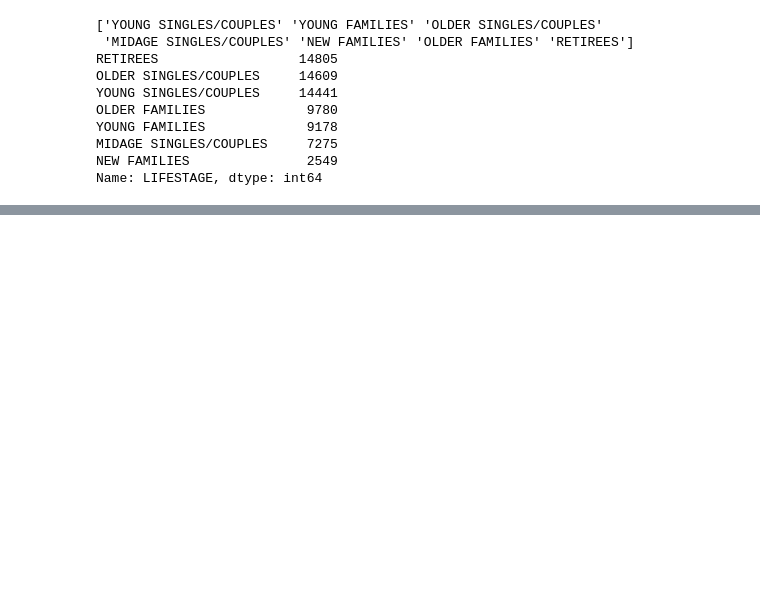
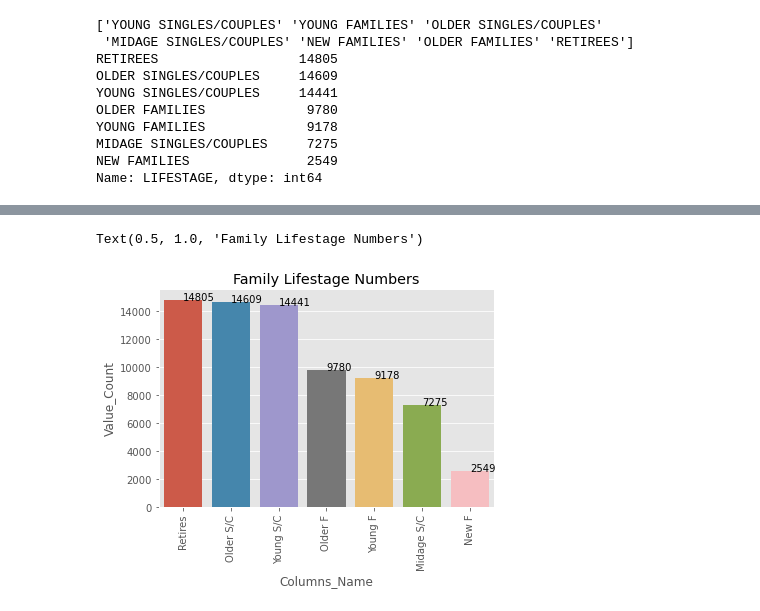
Before and after one commit to JatinderMalhi/Quantium, a Jupyter notebook: first.ipynb, the cells around one changed output, grey strips where cells are left out. Drawn from its saved outputs; the diff is of its cells as text; code cells hidden in the pictures; blank space fills up the shorter version.

```diff
--- a/first.ipynb
+++ b/first.ipynb
@@ -53,3 +77,7 @@ YOUNG FAMILIES             9178
 MIDAGE SINGLES/COUPLES     7275
 NEW FAMILIES               2549
 Name: LIFESTAGE, dtype: int64
+# %%
+life_st = pd.DataFrame(data = {'Columns_name': ['Retires', 'Older S/C', 'Young S/C', 'Older F', 'Young F',
+                                                'Midage S/C', 'New F'], 'Value_Count': [14805, 14609, 14441, 9780, 9178, 7275, 2549]})
+life_st
@@ -55,0 +93,10 @@ Name: LIFESTAGE, dtype: int64
+# %%
+sns.barplot(data=life_st, x= 'Columns_name', y='Value_Count')
+addlabels(life_st['Columns_name'], life_st['Value_Count'])
+plt.xticks(rotation = 90)
+plt.xlabel('Columns_Name')
+plt.ylabel('Value_Count')
+plt.title('Family Lifestage Numbers')
+# %% [output]
+Text(0.5, 1.0, 'Family Lifestage Numbers')
+[figure, added]
```
Also changed, not shown: parts of 4 cells of this notebook.
